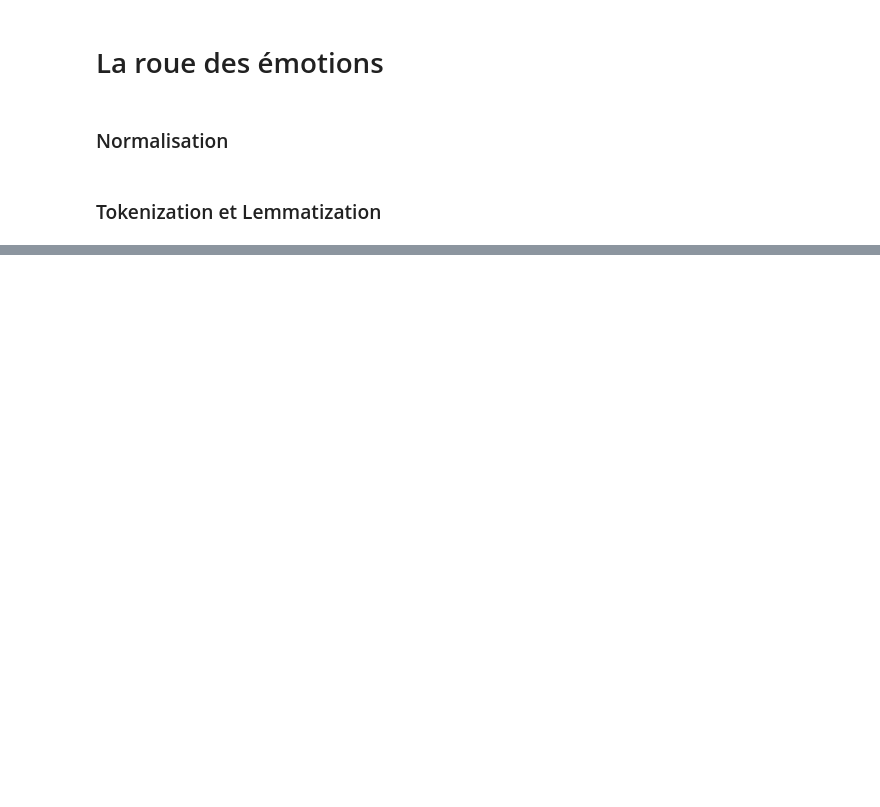
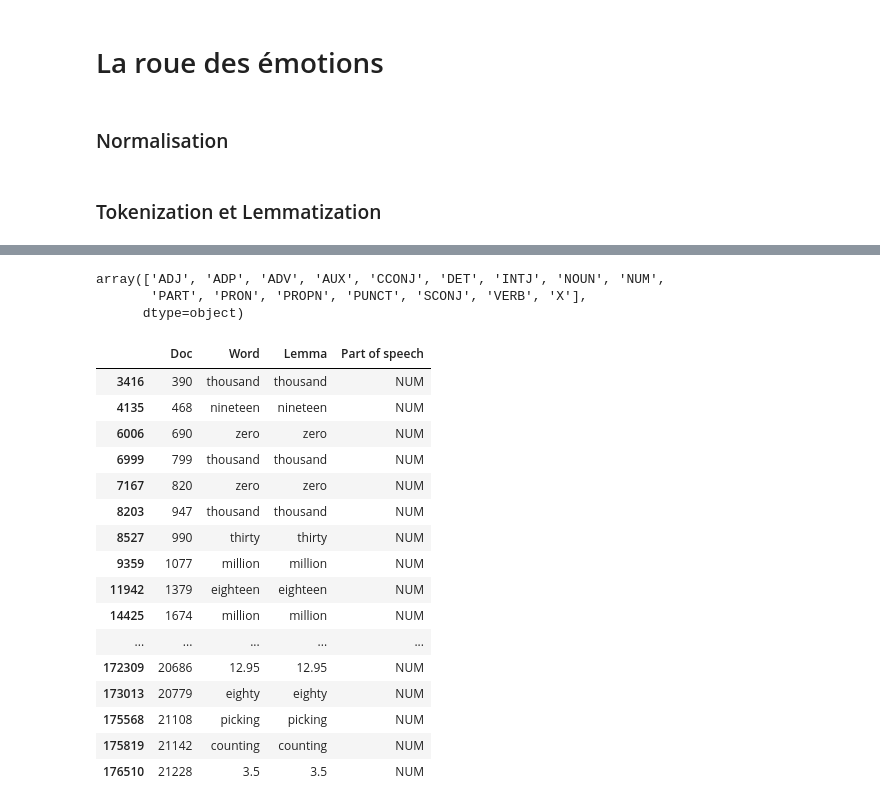
Before and after one commit to eltarr-kawther/roue-des-emotions, a Jupyter notebook: Notebooks/emotion_classification_spacy.ipynb, the cells around one changed output, grey strips where cells are left out. Drawn from its saved outputs; the diff is of its cells as text; code cells hidden in the pictures; blank space fills up the shorter version.

```diff
--- a/Notebooks/emotion_classification_spacy.ipynb
+++ b/Notebooks/emotion_classification_spacy.ipynb
@@ -30,0 +57,26 @@ df_words_lemmas = pd.DataFrame({'Doc': ids, 'Word': words, 'Lemma': lemmas}, col
+# %%
+np.unique(df_words_lemmas['Part of speech'])
+# %% [output]
+array(['ADJ', 'ADP', 'ADV', 'AUX', 'CCONJ', 'DET', 'INTJ', 'NOUN', 'NUM',
+       'PART', 'PRON', 'PROPN', 'PUNCT', 'SCONJ', 'VERB', 'X'],
+      dtype=object)
+# %%
+df_words_lemmas[df_words_lemmas['Part of speech']=='NUM']
+# %% [output]
+|  | Doc | Word | Lemma | Part of speech |
+| 3416 | 390 | thousand | thousand | NUM |
+| 4135 | 468 | nineteen | nineteen | NUM |
+| 6006 | 690 | zero | zero | NUM |
+| 6999 | 799 | thousand | thousand | NUM |
+| 7167 | 820 | zero | zero | NUM |
+| 8203 | 947 | thousand | thousand | NUM |
+| 8527 | 990 | thirty | thirty | NUM |
+| 9359 | 1077 | million | million | NUM |
+| 11942 | 1379 | eighteen | eighteen | NUM |
+| 14425 | 1674 | million | million | NUM |
+| ... | ... | ... | ... | ... |
+| 172309 | 20686 | 12.95 | 12.95 | NUM |
+| 173013 | 20779 | eighty | eighty | NUM |
+| 175568 | 21108 | picking | picking | NUM |
+| 175819 | 21142 | counting | counting | NUM |
+| 176510 | 21228 | 3.5 | 3.5 | NUM |
```
Also changed, not shown: parts of 11 cells of this notebook, 2 other files.
